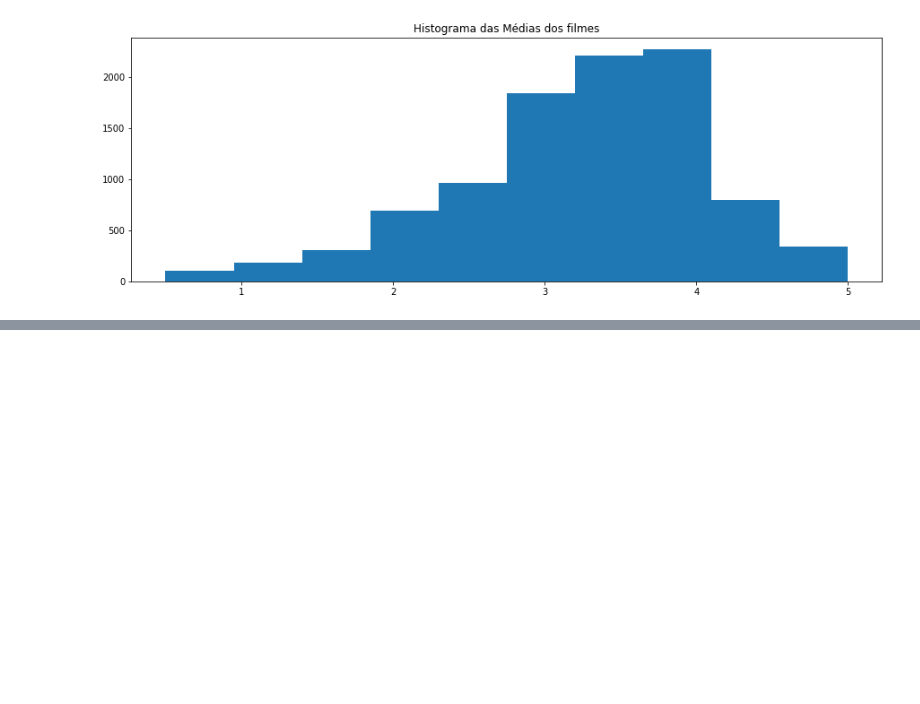
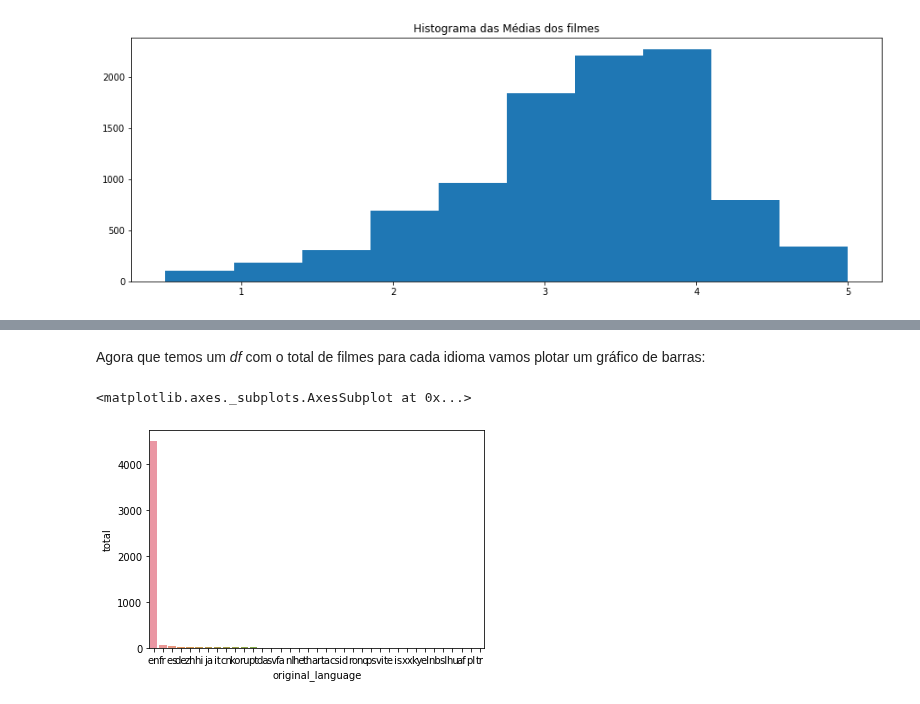
Before and after one commit to brnocesar/learning-data-analysis, a Jupyter notebook: cap5-analise_exploratoria.ipynb, the cells around one changed output, grey strips where cells are left out. Saved outputs shown, nothing was run; the diff lists cells and outputs as text; code cells hidden in the pictures; blank space fills up the shorter version.

```diff
--- a/cap5-analise_exploratoria.ipynb
+++ b/cap5-analise_exploratoria.ipynb
@@ -309,0 +319,3 @@ Text(0.5, 1.0, 'Histograma das Médias dos filmes')
+# %%
+# carregando novo dataset de filmes
+tmdb = pd.read_csv('https://github.com/brnocesar/learning-data-analysis/blob/main/datasets/aula5_tmdb_5000_movies.csv?raw=true')
@@ -309,0 +380,3 @@ Text(0.5, 1.0, 'Histograma das Médias dos filmes')
+# %%
+filmes_por_idioma = tmdb['original_language'].value_counts()
+filmes_por_idioma.head()
@@ -309,0 +429,4 @@ Text(0.5, 1.0, 'Histograma das Médias dos filmes')
+# %%
+filmes_por_idioma_df = filmes_por_idioma.to_frame().reset_index()
+filmes_por_idioma_df.columns = ['original_language', 'total']
+filmes_por_idioma_df.head()
@@ -309,0 +440,7 @@ Text(0.5, 1.0, 'Histograma das Médias dos filmes')
+# %% [markdown]
+Agora que temos um _df_ com o total de filmes para cada idioma vamos plotar um gráfico de barras:
+# %%
+sns.barplot(x='original_language', y='total', data=filmes_por_idioma_df)
+# %% [output]
+<matplotlib.axes._subplots.AxesSubplot at 0x...>
+[figure, added]
```
Also changed, not shown: parts of 99 cells of this notebook, 1 other file.
